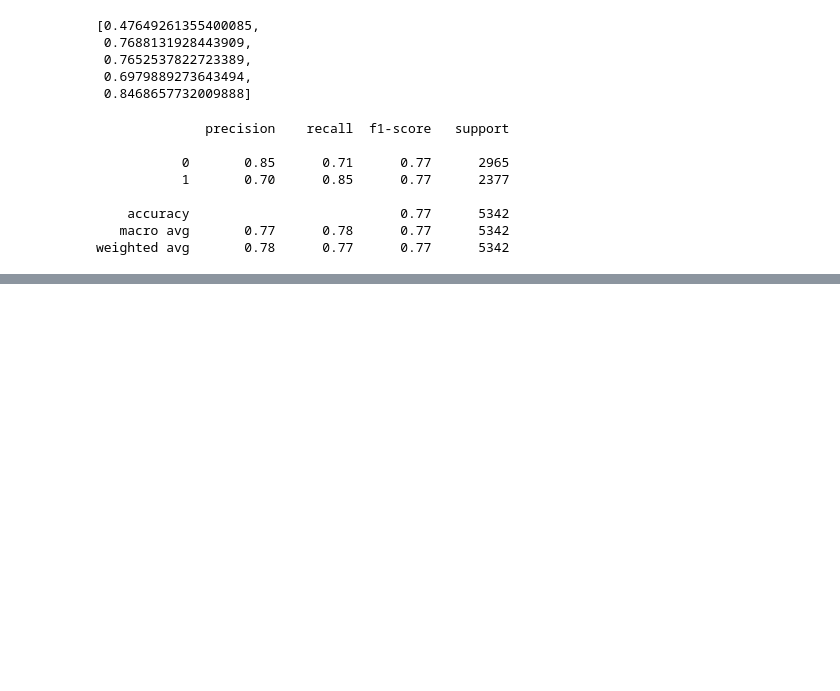
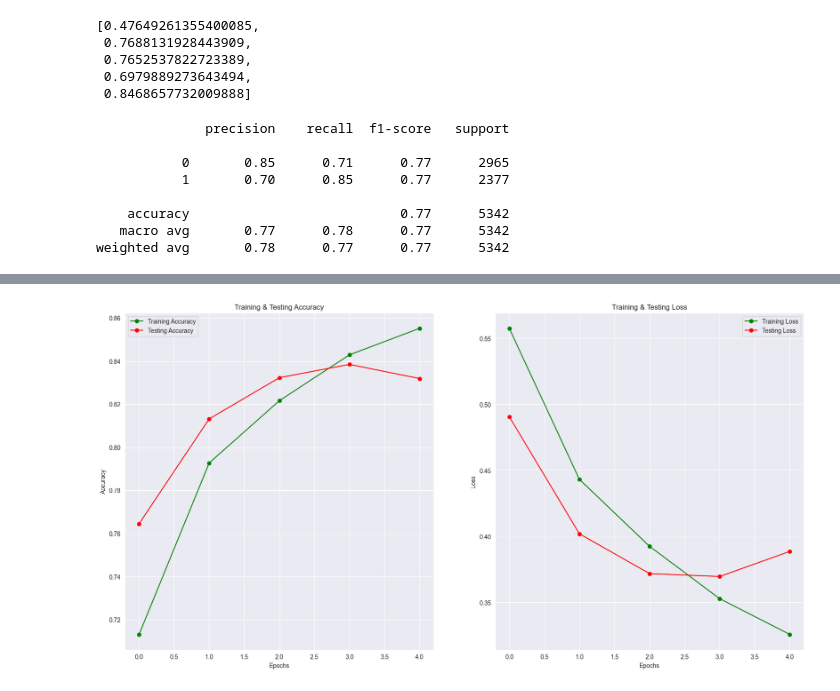
Before and after one commit to vigonometry/CS4248_Group8_SarcasmDetection, a Jupyter notebook: LSTM.ipynb, the cells around one changed output, grey strips where cells are left out. Drawn from its saved outputs; the diff is of its cells as text; code cells hidden in the pictures; blank space fills up the shorter version.

Commit message:
add glove analysis for lstm

```diff
--- a/LSTM.ipynb
+++ b/LSTM.ipynb
@@ -761,0 +789,19 @@ weighted avg       0.78      0.77      0.77      5342
+# %%
+def get_weight_mat(model, vocab):
+    vocab_size = len(vocab) + 1 #for unknown words
+    weights = np.zeros((vocab_size, embed_size))
+    for word, i in vocab.items():
+        weights[i] = model[word]
+    return weights
+# %%
+embed_size = 50
+model_bidirectional = Sequential()
+model_bidirectional.add(Embedding(len(glove_model) + 1, embed_size, weights=[get_weight_mat(glove_model, tokenizer.word_index)], trainable=False))
+model_bidirectional.add(Bidirectional(LSTM(units=128, dropout=0.1, recurrent_dropout=0.1, return_sequences=False)))
+model_bidirectional.add(Dense(1, activation='sigmoid'))
+model_bidirectional.compile(loss='binary_crossentropy', optimizer=tf.keras.optimizers.Adam(learning_rate=0.001), metrics=['acc', tf.keras.metrics.F1Score(threshold=0.5), 'precision', 'recall'])
+# %%
+from sklearn.model_selection import train_test_split
+x_train, x_test, y_train, y_test = train_test_split(x, df['is_sarcastic'], test_size=0.2, random_state=42)
+# %%
+history = model_bidirectional.fit(x_train, y_train, validation_data=(x_test, y_test), epochs=5)
@@ -761,0 +842,25 @@ weighted avg       0.78      0.77      0.77      5342
+# %%
+epochs = [i for i in range(5)]
+fig , ax = plt.subplots(1,2)
+train_acc = history.history['acc']
+train_loss = history.history['loss']
+val_acc = history.history['val_acc']
+val_loss = history.history['val_loss']
+fig.set_size_inches(20,10)
+
+ax[0].plot(epochs , train_acc , 'go-' , label = 'Training Accuracy')
+ax[0].plot(epochs , val_acc , 'ro-' , label = 'Testing Accuracy')
+ax[0].set_title('Training & Testing Accuracy')
+ax[0].legend()
+ax[0].set_xlabel("Epochs")
+ax[0].set_ylabel("Accuracy")
+
+ax[1].plot(epochs , train_loss , 'go-' , label = 'Training Loss')
+ax[1].plot(epochs , val_loss , 'ro-' , label = 'Testing Loss')
+ax[1].set_title('Training & Testing Loss')
+ax[1].legend()
+ax[1].set_xlabel("Epochs")
+ax[1].set_ylabel("Loss")
+plt.show()
+# %% [output]
+[figure, added]
```
Also changed, not shown: parts of 28 cells of this notebook, 2 other files.
